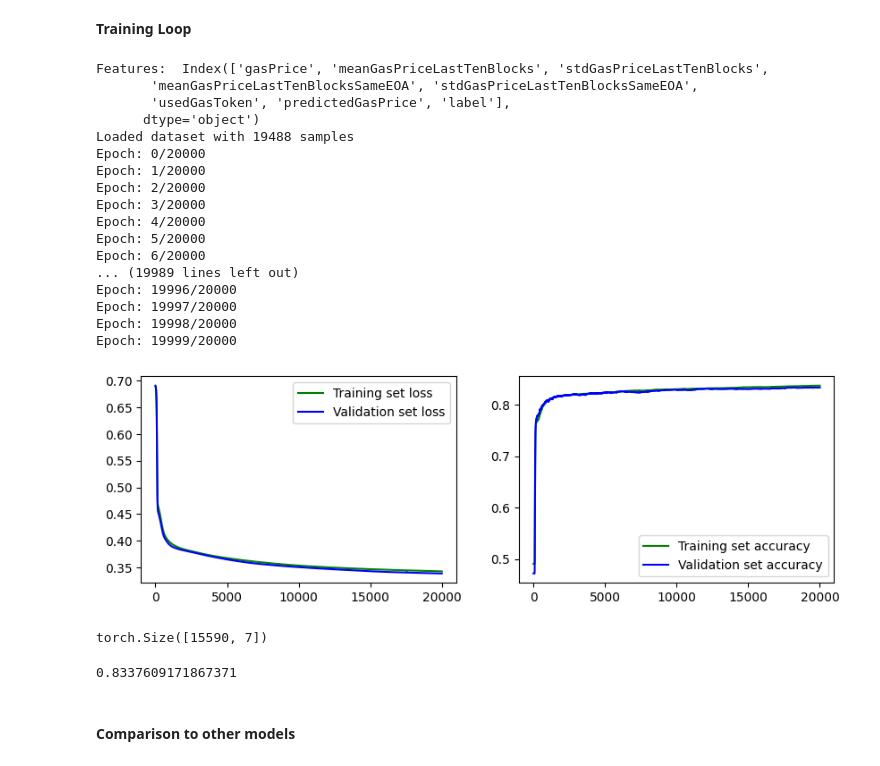
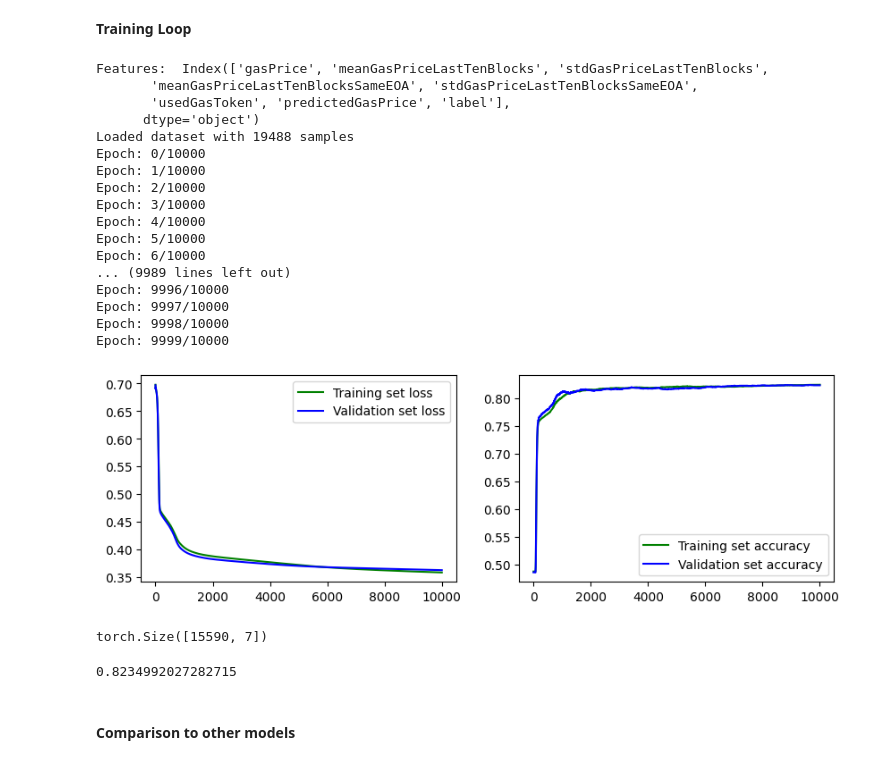
Before and after one commit to hoehlars/frontrunning-attacks, a Jupyter notebook: model/MLP.ipynb, the cells around one changed output. Saved outputs shown, nothing was run; the diff lists cells and outputs as text; code cells hidden in the pictures.

```diff
--- a/model/MLP.ipynb
+++ b/model/MLP.ipynb
@@ -197,44 +197,44 @@ def plot(train_loss, train_acc, val_loss, val_acc):
 # %%
 # Load dataset
 #dataset_files = ["insertion_atks_first_atk_2500.csv", "insertion_atks_second_atk_2500.csv", "random_sampled_transactions.csv"]
 
 X, T = prepare_dataset(dataset_files, ",")
 
 # Split dataset
 X_train, T_train, X_val, T_val = split_training_data(X, T, 0.8)
 # Standardize input data
 X_train, X_val = standardize(X_train, X_val)
 
 # Initiate the network
 network = Network()
 # Define loss function
 loss = torch.nn.BCEWithLogitsLoss(reduction="mean")
 
 # Train network on our data
-results = train(network, loss, X_train, T_train, X_val, T_val, num_epochs=20000, learning_rate=0.1)
+results = train(network, loss, X_train, T_train, X_val, T_val, num_epochs=10000, learning_rate=0.1)
 train_loss, train_acc, val_loss, val_acc = results
 
 # plot the results
 plot(train_loss, train_acc, val_loss, val_acc)
 # %% [output]
 Features:  Index(['gasPrice', 'meanGasPriceLastTenBlocks', 'stdGasPriceLastTenBlocks',
        'meanGasPriceLastTenBlocksSameEOA', 'stdGasPriceLastTenBlocksSameEOA',
        'usedGasToken', 'predictedGasPrice', 'label'],
       dtype='object')
 Loaded dataset with 19488 samples
-Epoch: 0/20000
-Epoch: 1/20000
-Epoch: 2/20000
-Epoch: 3/20000
-Epoch: 4/20000
-Epoch: 5/20000
-Epoch: 6/20000
-... (19989 lines left out)
-Epoch: 19996/20000
-Epoch: 19997/20000
-Epoch: 19998/20000
-Epoch: 19999/20000
+Epoch: 0/10000
+Epoch: 1/10000
+Epoch: 2/10000
+Epoch: 3/10000
+Epoch: 4/10000
+Epoch: 5/10000
+Epoch: 6/10000
+... (9989 lines left out)
+Epoch: 9996/10000
+Epoch: 9997/10000
+Epoch: 9998/10000
+Epoch: 9999/10000
-[figure, old version]
+[figure, new version]
 # %%
 torch.save(network.state_dict(), './front-running-attack-model.pth')
 # %%
@@ -244,7 +244,7 @@ torch.Size([15590, 7])
 # %%
 print(val_acc[-1])
 # %% [output]
-0.8337609171867371
+0.8234992027282715
 # %% [markdown]
 #### Comparison to other models
 # %% [markdown]
```
Also changed, not shown: parts of 1 cell of this notebook, 18 other files.
